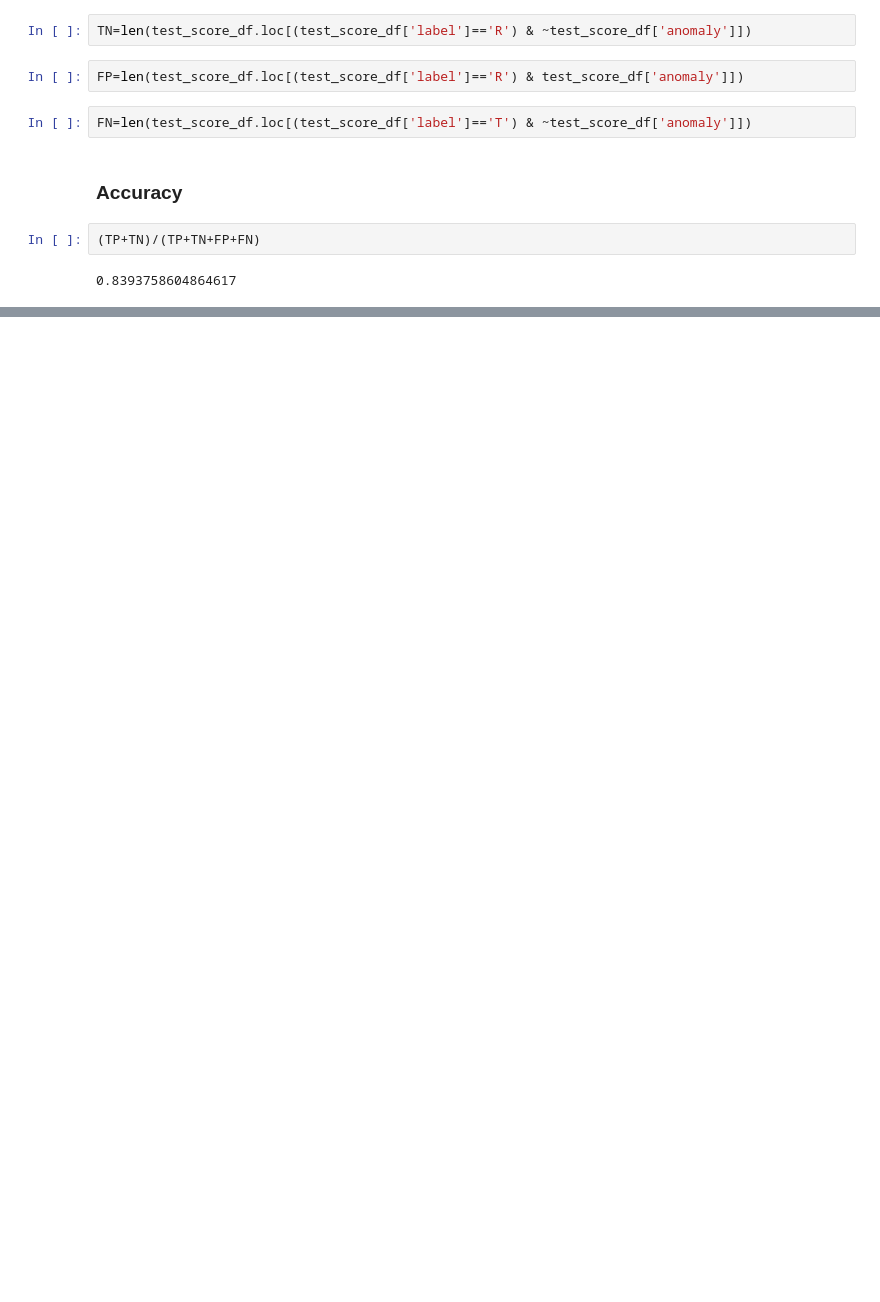
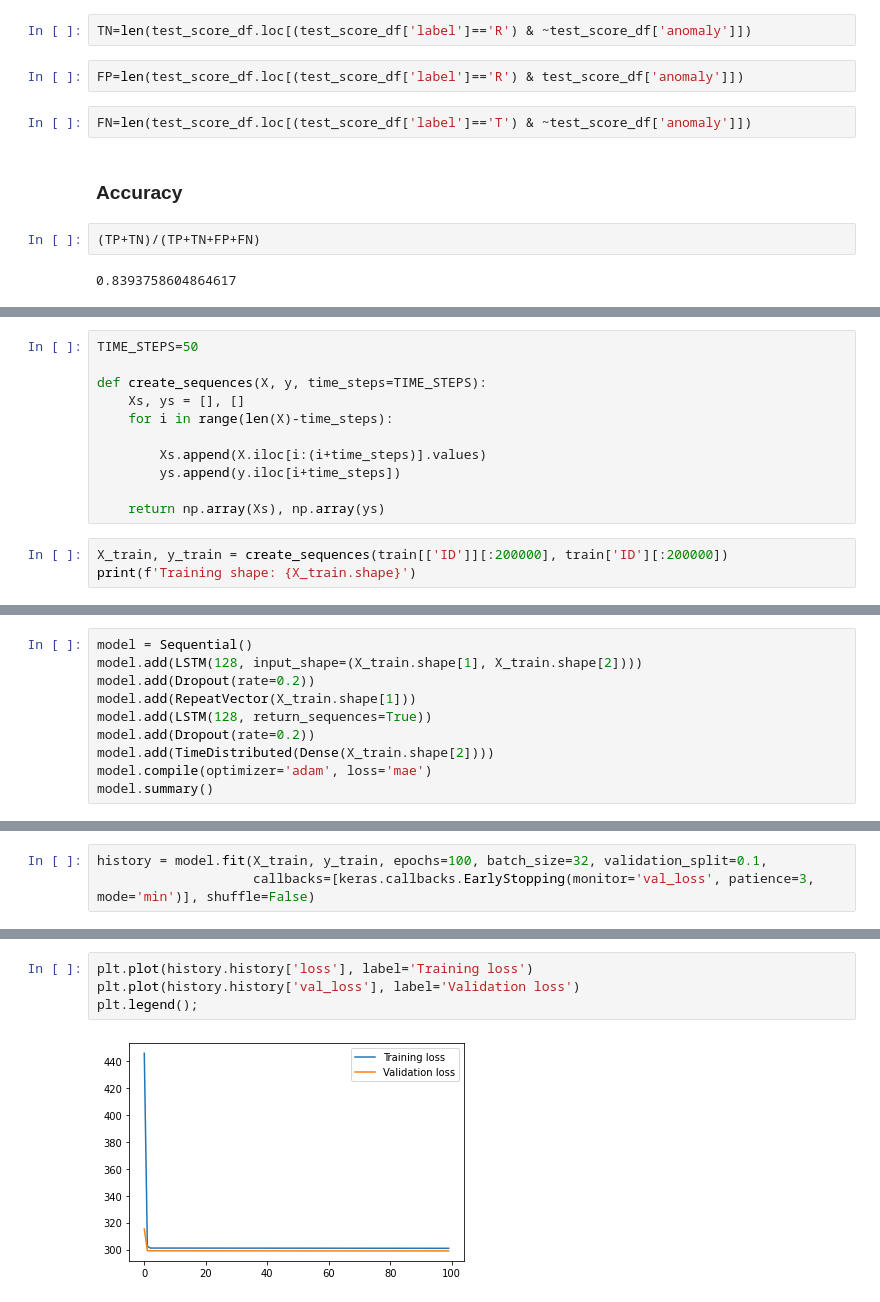
Before and after one commit to ho7221/DL_term_project, a Jupyter notebook: rnn_2.ipynb, the cells around one changed output, grey strips where cells are left out. Cells and saved outputs as stored; diff of their text form; blank space fills up the shorter version.

Commit message:
time step 50 added

```diff
--- a/rnn_2.ipynb
+++ b/rnn_2.ipynb
@@ -498,0 +505,14 @@ FN=len(test_score_df.loc[(test_score_df['label']=='T') & ~test_score_df['anomaly
+# %%
+TIME_STEPS=50
+
+def create_sequences(X, y, time_steps=TIME_STEPS):
+    Xs, ys = [], []
+    for i in range(len(X)-time_steps):
+
+        Xs.append(X.iloc[i:(i+time_steps)].values)
+        ys.append(y.iloc[i+time_steps])
+
+    return np.array(Xs), np.array(ys)
+# %%
+X_train, y_train = create_sequences(train[['ID']][:200000], train['ID'][:200000])
+print(f'Training shape: {X_train.shape}')
@@ -498,0 +526,10 @@ FN=len(test_score_df.loc[(test_score_df['label']=='T') & ~test_score_df['anomaly
+# %%
+model = Sequential()
+model.add(LSTM(128, input_shape=(X_train.shape[1], X_train.shape[2])))
+model.add(Dropout(rate=0.2))
+model.add(RepeatVector(X_train.shape[1]))
+model.add(LSTM(128, return_sequences=True))
+model.add(Dropout(rate=0.2))
+model.add(TimeDistributed(Dense(X_train.shape[2])))
+model.compile(optimizer='adam', loss='mae')
+model.summary()
@@ -498,0 +554,3 @@ FN=len(test_score_df.loc[(test_score_df['label']=='T') & ~test_score_df['anomaly
+# %%
+history = model.fit(X_train, y_train, epochs=100, batch_size=32, validation_split=0.1,
+                    callbacks=[keras.callbacks.EarlyStopping(monitor='val_loss', patience=3, mode='min')], shuffle=False)
@@ -498,0 +575,6 @@ FN=len(test_score_df.loc[(test_score_df['label']=='T') & ~test_score_df['anomaly
+# %%
+plt.plot(history.history['loss'], label='Training loss')
+plt.plot(history.history['val_loss'], label='Validation loss')
+plt.legend();
+# %% [output]
+[figure, added]
```
Also changed, not shown: parts of 23 cells of this notebook.
